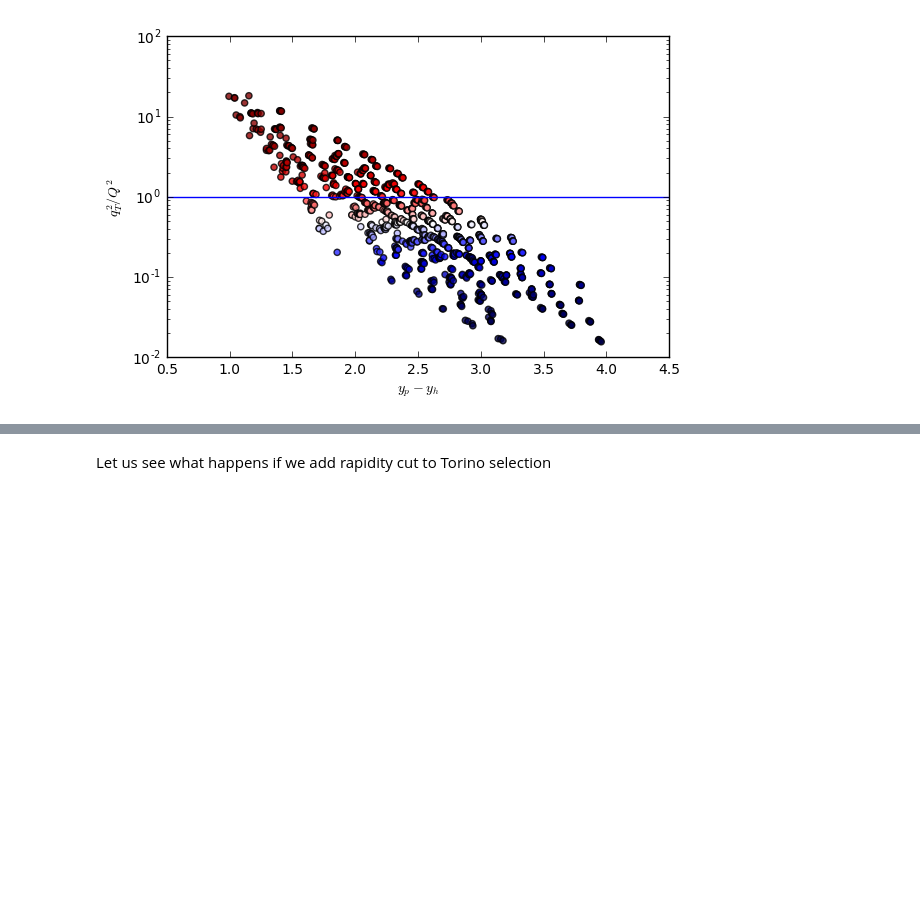
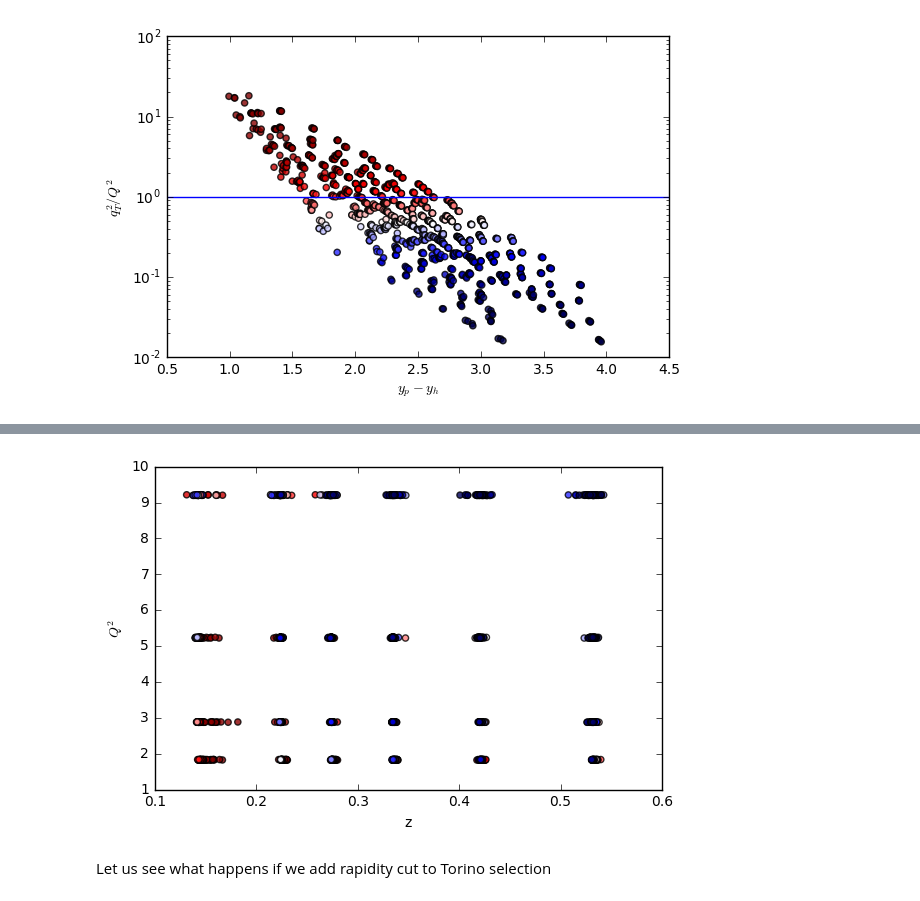
Before and after one commit to prokudin/collinearity, a Jupyter notebook: notebooks/HERMES_data_analysis.ipynb, the cells around one changed output, grey strips where cells are left out. Drawn from its saved outputs; the diff is of its cells as text; code cells hidden in the pictures; blank space fills up the shorter version.

```diff
--- a/notebooks/HERMES_data_analysis.ipynb
+++ b/notebooks/HERMES_data_analysis.ipynb
@@ -465,3 +475,13 @@ plt.show()
+# %%
+fig, ax, vert, hor = color_plot(torino_data,"Q2", "z",cmap="seismic", alpha=0.8)
+#ax.yscale('symlog')
+#ax.set_yscale("log")
+#ax.set_ylim([0.01,100])
+#plt.axhline(1.,0,6)
+plt.savefig("../Figs/hermes_data_Q2_z.pdf")
+plt.show()
+# %% [output]
+[figure, added]
 # %% [markdown]
 Let us see what happens if we add rapidity cut to Torino selection
 # %%
```
Also changed, not shown: parts of 1 cell of this notebook, 10 other files.
